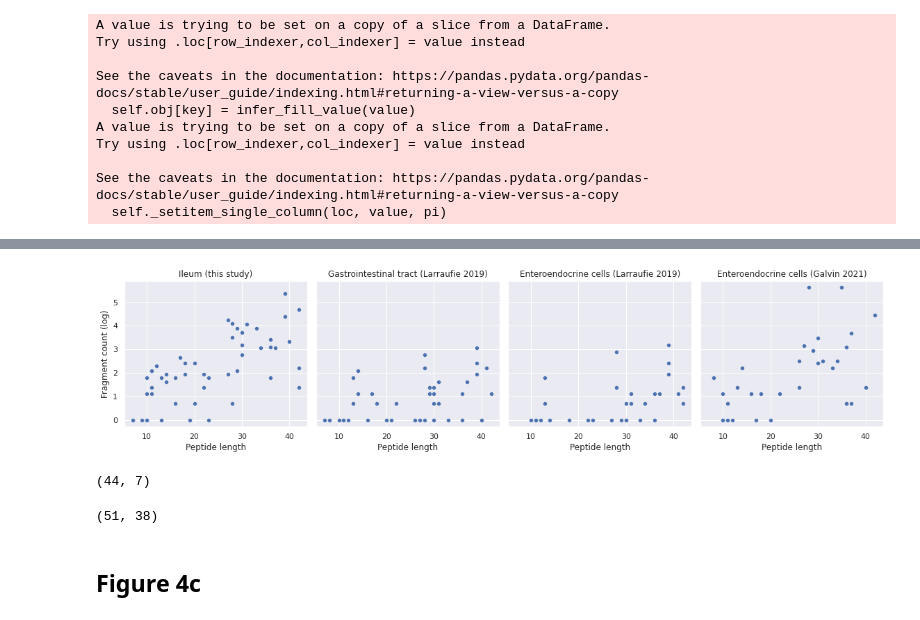
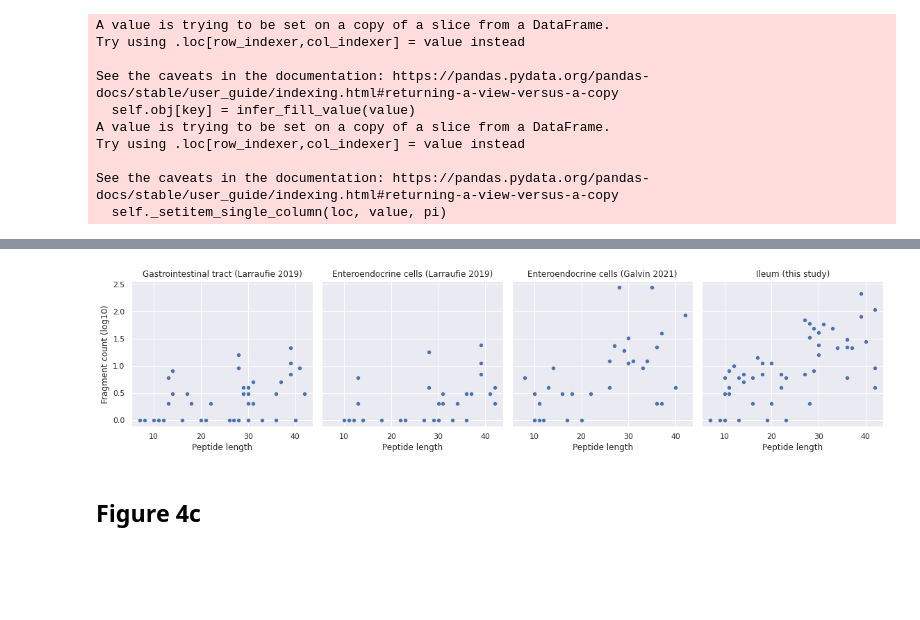
Before and after one commit to jancr/ppv, a Jupyter notebook: validation/manuscript_figures.ipynb, the cells around one changed output, grey strips where cells are left out. Cells and saved outputs as stored; diff of their text form; code cells hidden in the pictures; blank space fills up the shorter version.

```diff
--- a/validation/manuscript_figures.ipynb
+++ b/validation/manuscript_figures.ipynb
@@ -6,3 +6,4 @@ import matplotlib.pyplot as plt
 import pickle
 import sklearn
 import os
+sns.set(style='white')
@@ -13,7 +16,7 @@ import os
 - Plot the number of fragments (shorter) per known peptide as a function of peptide length
 - For our data: plot percentage of abundance of all fragments (length x or shorter) originating from the REAL peptide (the longest one) as a function of peptide length (try also with protein length).
 # %%
-df = pd.read_pickle('mouse_features_paper_with_peptideranker.pickle')
+df = pd.read_pickle('mouse_features_paper_sklearn_with_peptideranker.pickle')
 df_ileum = df.loc['Mouse Ileum']
 df_ileum['Annotations', 'Length'] = df_ileum['Annotations', 'Sequence'].str.len()
 # %% [output]
@@ -77,5 +81,5 @@ sns.scatterplot(x = df_ileum.loc[df_ileum['Annotations', 'Known']]['Annotations'
 # %%
-df = pd.read_pickle('../../fegt/paper/mouse_features_paper.pickle')
+df = pd.read_pickle('../../fegt/paper/mouse_features_paper_sklearn.pickle')
 df = df.loc[df['Annotations', 'Known']]
 known_peptides = set(df['Annotations','Sequence'])
 # %%
@@ -189,5 +193,5 @@ plt.tight_layout()
 # %%
-df_ileum['Annotations', 'Fragment count log'] = np.log(df_ileum['Annotations', 'Fragment count'])
-df_larraufie_gastrointestinal['Fragment count log'] = np.log(df_larraufie_gastrointestinal['Fragment count'])
-df_larraufie_enteroendocrine['Fragment count log'] = np.log(df_larraufie_enteroendocrine['Fragment count'])
-df_galvin_enteroendocrine['Fragment count log'] = np.log(df_galvin_enteroendocrine['Fragment count'])
+df_ileum['Annotations', 'Fragment count log'] = np.log10(df_ileum['Annotations', 'Fragment count'])
+df_larraufie_gastrointestinal['Fragment count log'] = np.log10(df_larraufie_gastrointestinal['Fragment count'])
+df_larraufie_enteroendocrine['Fragment count log'] = np.log10(df_larraufie_enteroendocrine['Fragment count'])
+df_galvin_enteroendocrine['Fragment count log'] = np.log10(df_galvin_enteroendocrine['Fragment count'])
@@ -196,30 +198,26 @@ sns.set()
 # %%
 fig, ax = plt.subplots(1,4, figsize=(16,4), sharey=True, sharex=True)
 
-sns.scatterplot(x = df_ileum.loc[df_ileum['Annotations', 'Known']]['Annotations', 'Length'], y = df_ileum.loc[df_ileum['Annotations', 'Known']]['Annotations', 'Fragment count log'], ax=ax[0])
-sns.scatterplot(data=df_larraufie_gastrointestinal.loc[df_larraufie_gastrointestinal['Known']], x='Length', y='Fragment count log', ax= ax[1])
-sns.scatterplot(data=df_larraufie_enteroendocrine.loc[df_larraufie_enteroendocrine['Known']], x='Length', y='Fragment count log', ax= ax[2])
-sns.scatterplot(data=df_galvin_enteroendocrine.loc[df_galvin_enteroendocrine['Known']], x='Length', y='Fragment count log', ax= ax[3])
+sns.scatterplot(data=df_larraufie_gastrointestinal.loc[df_larraufie_gastrointestinal['Known']], x='Length', y='Fragment count log', ax= ax[0])
+sns.scatterplot(data=df_larraufie_enteroendocrine.loc[df_larraufie_enteroendocrine['Known']], x='Length', y='Fragment count log', ax= ax[1])
+sns.scatterplot(data=df_galvin_enteroendocrine.loc[df_galvin_enteroendocrine['Known']], x='Length', y='Fragment count log', ax= ax[2])
+sns.scatterplot(x = df_ileum.loc[df_ileum['Annotations', 'Known']]['Annotations', 'Length'], y = df_ileum.loc[df_ileum['Annotations', 'Known']]['Annotations', 'Fragment count log'], ax=ax[3])
 
-ax[0].set_title('Ileum (this study)')
-ax[1].set_title('Gastrointestinal tract (Larraufie 2019)')
-ax[2].set_title('Enteroendocrine cells (Larraufie 2019)')
-ax[3].set_title('Enteroendocrine cells (Galvin 2021)')
+
+ax[0].set_title('Gastrointestinal tract (Larraufie 2019)')
+ax[1].set_title('Enteroendocrine cells (Larraufie 2019)')
+ax[2].set_title('Enteroendocrine cells (Galvin 2021)')
+ax[3].set_title('Ileum (this study)')
 
 for a in ax:
-    a.set_ylabel('Fragment count (log)')
+    a.set_ylabel('Fragment count (log10)')
     a.set_xlabel('Peptide length')
 
 plt.tight_layout()
+
+plt.savefig(f"figures/paper/figure_3b.svg")
+plt.savefig(f"figures/paper/figure_3b.pdf")
 # %% [output]
-[figure, old version]
+[figure, new version]
-# %%
-df.loc[df['Known']].shape
-# %% [output]
-(44, 7)
-# %%
-df_ileum.loc[df_ileum['Annotations','Known']].shape
-# %% [output]
-(51, 38)
 # %% [markdown]
 ## Figure 4c
```
Also changed, not shown: parts of 76 cells of this notebook.
